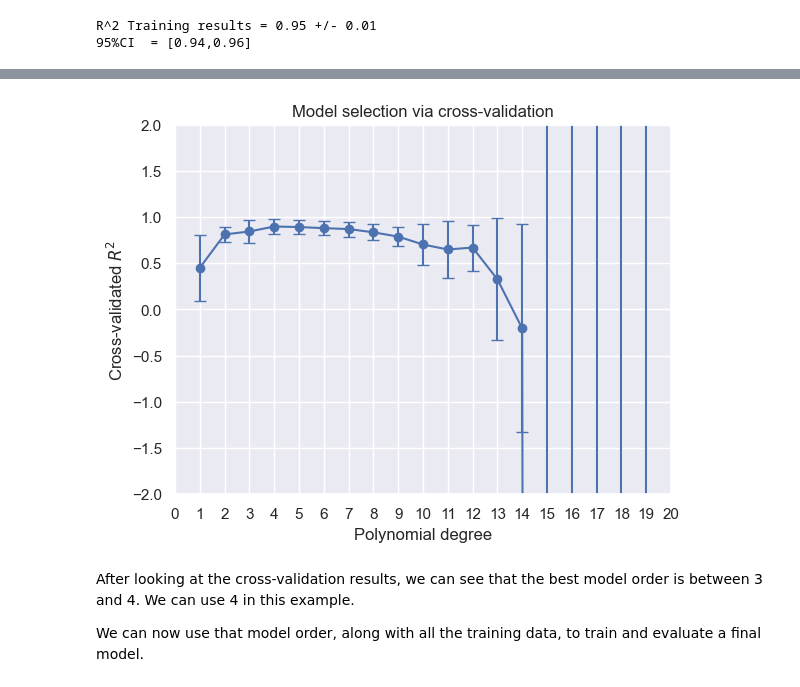
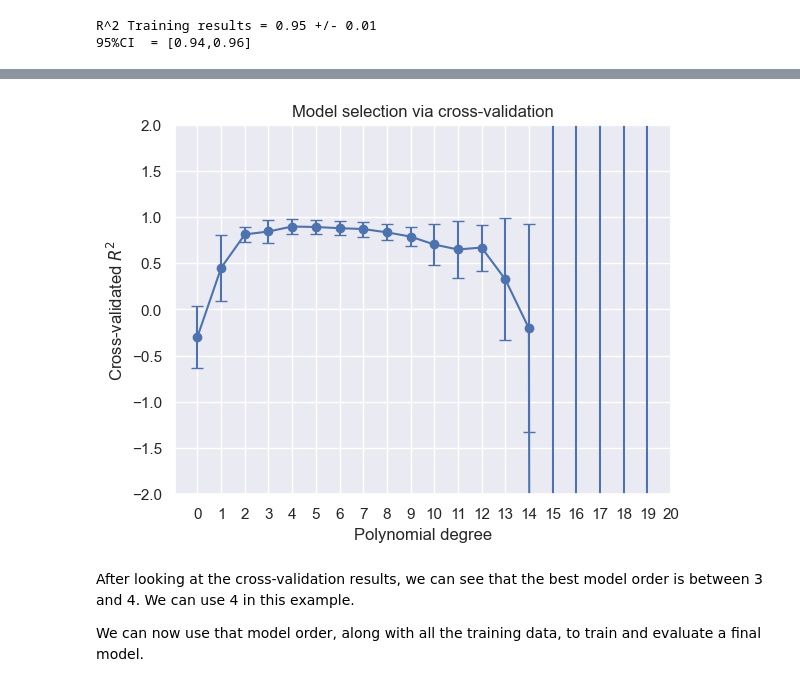
Before and after one commit to dguari1/AIforMovementScience, a Jupyter notebook: 03.02 - Linear Regression and model evaluation.ipynb, the cells around one changed output, grey strips where cells are left out. Saved outputs shown, nothing was run; the diff lists cells and outputs as text; code cells hidden in the pictures.

```diff
--- a/03.02 - Linear Regression and model evaluation.ipynb
+++ b/03.02 - Linear Regression and model evaluation.ipynb
@@ -505,7 +515,7 @@ cv = KFold(n_splits=5, shuffle=True, random_state=rseed)
 # Use R2 score to evaluate your results
 # -----------------------------
 param_grid = {
-    "poly__degree": list(range(1, 20))  #
+    "poly__degree": list(range(0, 20))  #
 }
 
 #gridsearch will fit different models using a grid; you define what varies on the grid. In this case, only the degree of the polynomial
@@ -521,34 +531,34 @@ grid = GridSearchCV(
 #gridsearch will create train and validation sets internally to perform cross-validation.
 grid.fit(X_train, y_train)
 
 # Extract results
 degrees = grid.cv_results_["param_poly__degree"].data.astype(int)
 mean_scores = grid.cv_results_["mean_test_score"]
 std_scores = grid.cv_results_["std_test_score"]
 
 # Sort by degree (GridSearchCV may not preserve order)
 idx = np.argsort(degrees)
 degrees = degrees[idx]
 mean_scores = mean_scores[idx]
 std_scores = std_scores[idx]
 
 # Plot
 plt.figure()
 plt.errorbar(
     degrees,
     mean_scores,
     yerr=std_scores,
     marker='o',
     capsize=4
 )
 plt.xlabel("Polynomial degree")
 plt.ylabel("Cross-validated $R^2$")
 plt.title("Model selection via cross-validation")
 plt.ylim([-2,2])
 plt.xticks([0,1,2,3,4,5,6,7,8,9,10,11,12,13,14,15,16,17,18,19,20])
 plt.show()
 # %% [output]
-[figure, old version]
+[figure, new version]
 # %% [markdown]
 After looking at the cross-validation results, we can see that the best model order is between 3 and 4. We can use 4 in this example.
 
```
Also changed, not shown: parts of 7 cells of this notebook, 1 other file.
